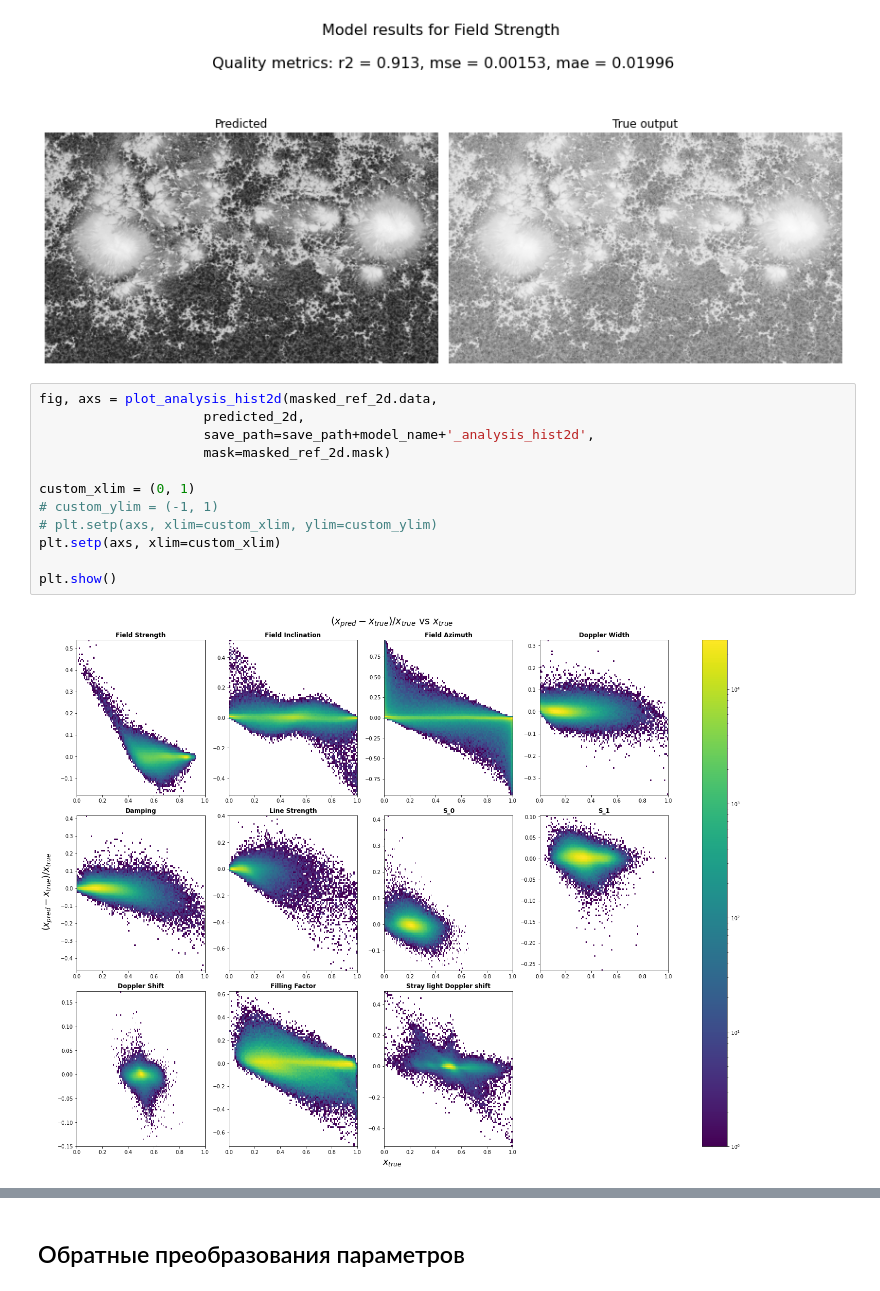
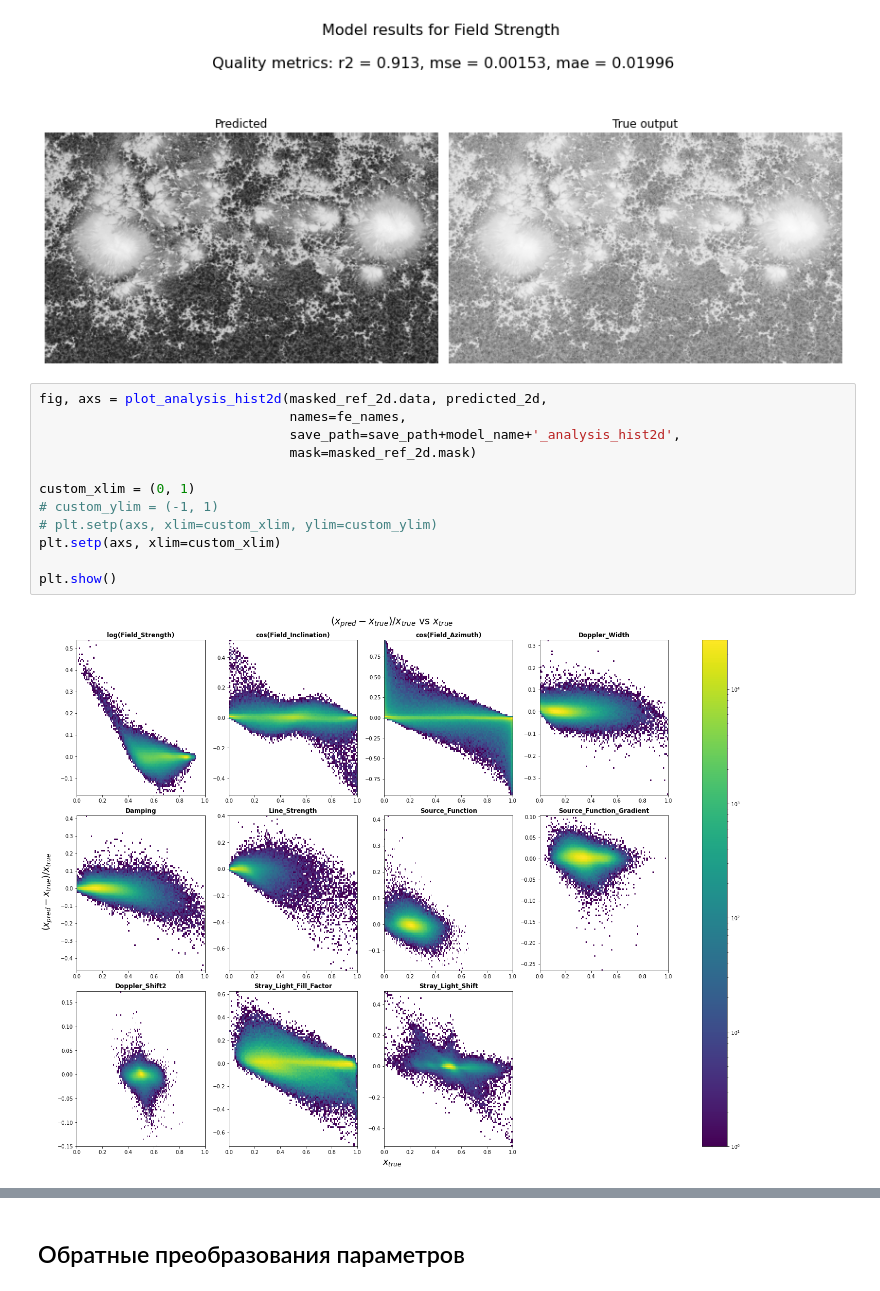
Before and after one commit to iknyazeva/InverseProblem, a Jupyter notebook: notebooks/model_pi_mlp_conv_train.ipynb, the cells around one changed output, grey strips where cells are left out. Cells and saved outputs as stored; diff of their text form.

```diff
--- a/notebooks/model_pi_mlp_conv_train.ipynb
+++ b/notebooks/model_pi_mlp_conv_train.ipynb
@@ -360,19 +360,19 @@ plot_pred_vs_refer(predicted, refer, output_index=0)
 # %% [output]
 [figure]
 # %%
-fig, axs = plot_analysis_hist2d(masked_ref_2d.data,
-                     predicted_2d,
-                     save_path=save_path+model_name+'_analysis_hist2d',
-                     mask=masked_ref_2d.mask)
+fig, axs = plot_analysis_hist2d(masked_ref_2d.data, predicted_2d,
+                                names=fe_names,
+                                save_path=save_path+model_name+'_analysis_hist2d',
+                                mask=masked_ref_2d.mask)
 
 custom_xlim = (0, 1)
 # custom_ylim = (-1, 1)
 # plt.setp(axs, xlim=custom_xlim, ylim=custom_ylim)
 plt.setp(axs, xlim=custom_xlim)
 
 plt.show()
 # %% [output]
-[figure, old version]
+[figure, new version]
 # %%
 from inverse_problem.nn_inversion.posthoc import plot_hist_params_comparison
 
```
Also changed, not shown: parts of 3 cells of this notebook.
